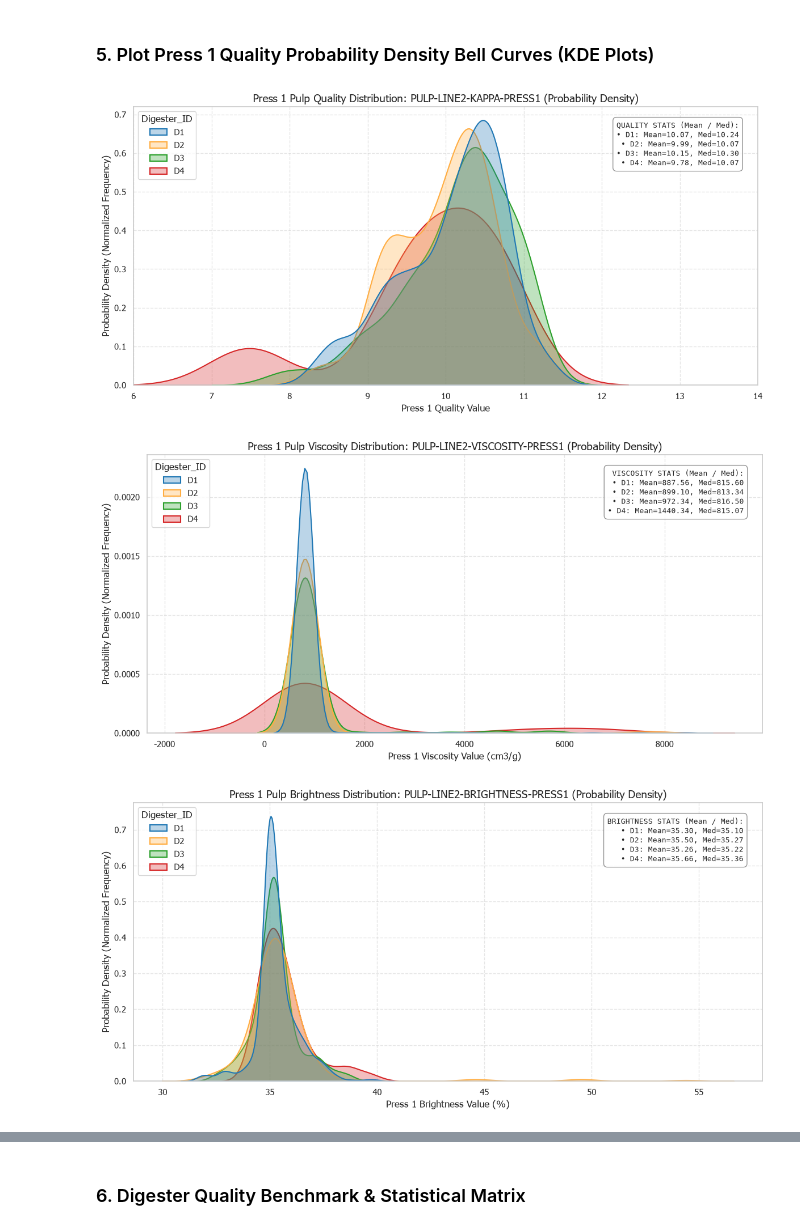
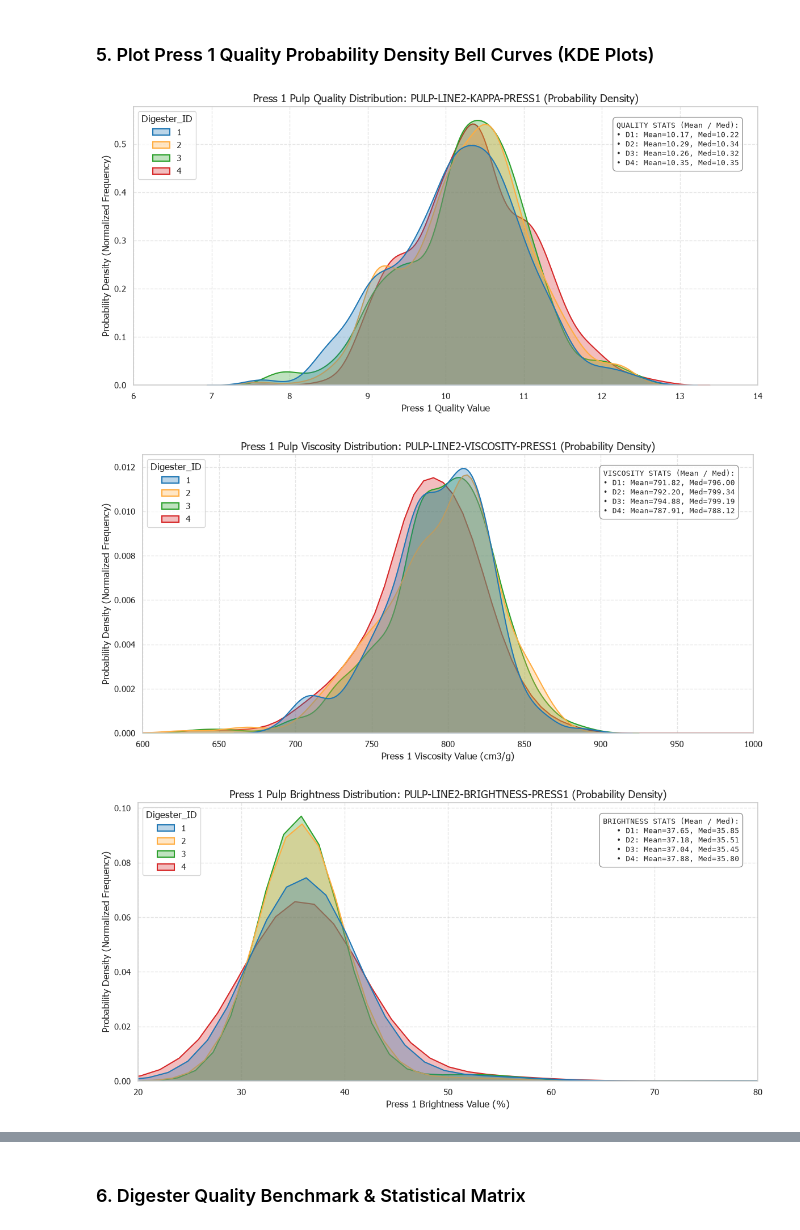
Before and after one commit to chinnput/dp-cooking-odl-analyzer, a Jupyter notebook: DP Cooking ODL Analyzer/Lab_Analysis/realtime_pi_press1_analysis.ipynb, the cells around one changed output, grey strips where cells are left out. Saved outputs shown, nothing was run; the diff lists cells and outputs as text; code cells hidden in the pictures.

```diff
--- a/DP Cooking ODL Analyzer/Lab_Analysis/realtime_pi_press1_analysis.ipynb
+++ b/DP Cooking ODL Analyzer/Lab_Analysis/realtime_pi_press1_analysis.ipynb
@@ -48,8 +48,15 @@ TAGS = [
 
 # Time range settings
 START_TIME = "2026-08-01 00:00:00"
-END_TIME = "2026-08-20 00:00:00"
-INTERVAL = "30m"
+END_TIME = "2026-10-01 00:00:00"
+INTERVAL = "15m"
+
+# Real quality SOP limits (Lower, Upper) — single source of truth used across all cells
+LAB_SOP_LIMITS = {
+    "PULP-LINE2-KAPPA-PRESS1": (7.5, 8.5),
+    "PULP-LINE2-VISCOSITY-PRESS1": (680, 710),
+    "PULP-LINE2-BRIGHTNESS-PRESS1": (37, 40),
+}
 
 print(f"Target Endpoint : {MI_CUBE_API_URL}")
 print(f"Total Tags      : {len(TAGS)}")
@@ -236,8 +245,8 @@ Name: count, dtype: int64
 kappa_col = [c for c in df_wide.columns if 'KAPPA' in c.upper() or 'Kappa' in c][0] if any('KAPPA' in c.upper() or 'Kappa' in c for c in df_wide.columns) else None
 cons_col = [c for c in df_wide.columns if 'Press 1 Feed Cons' in c or 'CONS' in c.upper()][0] if any('CONS' in c.upper() for c in df_wide.columns) else None
 
-palette = {'D1': '#1f77b4', 'D2': "#ffad41", 'D3': '#2ca02c', 'D4': '#d62728'}
-digester_order = ['D1', 'D2', 'D3', 'D4']
+palette = {1: '#1f77b4', 2: "#ffad41", 3: '#2ca02c', 4: '#d62728'}
+digester_order = [1, 2, 3, 4]
 
 # 1. Plot Kappa / Quality Metric Bell Curve
 plt.figure(figsize=(12, 6))
@@ -252,6 +261,7 @@ if kappa_col and kappa_col in df_wide.columns:
         alpha=0.3,
         common_norm=False,
         linewidth=1.5
+
     )
     plt.xlim(6, 14)  # Compress X-axis view
 
@@ -263,7 +273,7 @@ if kappa_col and kappa_col in df_wide.columns:
         if len(dig_vals) > 0:
             m_val = dig_vals.mean()
             med_val = dig_vals.median()
-            stats_text += f"• {dig}: Mean={m_val:.2f}, Med={med_val:.2f}\n"
+            stats_text += f"• D{dig}: Mean={m_val:.2f}, Med={med_val:.2f}\n"
 
     # Add text box in upper right corner
     ax.text(
@@ -285,15 +295,23 @@ if kappa_col and kappa_col in df_wide.columns:
 else:
     print(" Kappa column not found in dataset. Please verify tag mapping.")
 # %% [output]
-[figure, old version]
+[figure, new version]
 # %%
 # 2. Plot Viscosity Bell Curve
 visc_col = [c for c in df_wide.columns if 'VISCOSITY' in c.upper() or 'Viscosity' in c][0] if any('VISCOSITY' in c.upper() or 'Viscosity' in c for c in df_wide.columns) else None
 
+# Drop sensor spikes before plotting (same range as histogram/boxplot cells)
+VISC_FILTER = (400, 2000)
+# Adjustable X-axis view range (set to None for auto-scaling)
+VISC_XLIM_MIN = 600
+VISC_XLIM_MAX = 1000
+
 plt.figure(figsize=(12, 6))
 if visc_col and visc_col in df_wide.columns:
+    visc_data = df_wide.dropna(subset=[visc_col])
+    visc_data = visc_data[(visc_data[visc_col] >= VISC_FILTER[0]) & (visc_data[visc_col] <= VISC_FILTER[1])]
     ax = sns.kdeplot(
-        data=df_wide.dropna(subset=[visc_col]),
+        data=visc_data,
         x=visc_col,
         hue='Digester_ID',
         hue_order=digester_order,
@@ -303,38 +321,41 @@ if visc_col and visc_col in df_wide.columns:
         common_norm=False,
         linewidth=1.5
     )
 
-    # Calculate Mean and Median per Digester
-    valid_data = df_wide.dropna(subset=[visc_col])
+    if VISC_XLIM_MIN is not None and VISC_XLIM_MAX is not None:
+        plt.xlim(VISC_XLIM_MIN, VISC_XLIM_MAX)
+
+    # Calculate Mean and Median per Digester (from spike-filtered data)
+    valid_data = visc_data
     stats_text = "VISCOSITY STATS (Mean / Med):\n"
     for dig in digester_order:
         dig_vals = valid_data[valid_data['Digester_ID'] == dig][visc_col]
         if len(dig_vals) > 0:
             m_val = dig_vals.mean()
             med_val = dig_vals.median()
-            stats_text += f"• {dig}: Mean={m_val:.2f}, Med={med_val:.2f}\n"
+            stats_text += f"• D{dig}: Mean={m_val:.2f}, Med={med_val:.2f}\n"
 
     # Add text box in upper right corner
     ax.text(
         0.97, 0.95, stats_text.strip(),
         transform=ax.transAxes,
         fontsize=9,
         fontfamily='monospace',
         verticalalignment='top',
         horizontalalignment='right',
         bbox=dict(boxstyle='round,pad=0.5', facecolor='white', edgecolor='gray', alpha=0.85)
     )
 
     plt.title(f'Press 1 Pulp Viscosity Distribution: {visc_col} (Probability Density)', fontsize=14, fontweight='normal')
     plt.xlabel('Press 1 Viscosity Value (cm3/g)', fontsize=12, fontweight='normal')
     plt.ylabel('Probability Density (Normalized Frequency)', fontsize=12, fontweight='normal')
     plt.grid(True, linestyle='--', alpha=0.5)
     plt.tight_layout()
     plt.show()
 else:
-    print("⚠️ Viscosity column not found in dataset. Please verify tag mapping.")
+    print(" Viscosity column not found in dataset. Please verify tag mapping.")
 # %% [output]
-[figure, old version]
+[figure, new version]
 # %%
 # 3. Plot Brightness Bell Curve
 bright_col = [c for c in df_wide.columns if 'BRIGHTNESS' in c.upper() or 'Brightness' in c][0] if any('BRIGHTNESS' in c.upper() or 'Brightness' in c for c in df_wide.columns) else None
@@ -361,7 +382,7 @@ if bright_col and bright_col in df_wide.columns:
         if len(dig_vals) > 0:
             m_val = dig_vals.mean()
             med_val = dig_vals.median()
-            stats_text += f"• {dig}: Mean={m_val:.2f}, Med={med_val:.2f}\n"
+            stats_text += f"• D{dig}: Mean={m_val:.2f}, Med={med_val:.2f}\n"
 
     # Add text box in upper right corner
     ax.text(
@@ -378,9 +399,10 @@ if bright_col and bright_col in df_wide.columns:
     plt.xlabel('Press 1 Brightness Value (%)', fontsize=12, fontweight='normal')
     plt.ylabel('Probability Density (Normalized Frequency)', fontsize=12, fontweight='normal')
     plt.grid(True, linestyle='--', alpha=0.5)
+    plt.xlim(20, 80)
     plt.tight_layout()
     plt.show()
 else:
-    print("⚠️ Brightness column not found in dataset. Please verify tag mapping.")
+    print(" Brightness column not found in dataset. Please verify tag mapping.")
 # %% [output]
-[figure, old version]
+[figure, new version]
```
Also changed, not shown: parts of 25 cells of this notebook, 1 other file.
